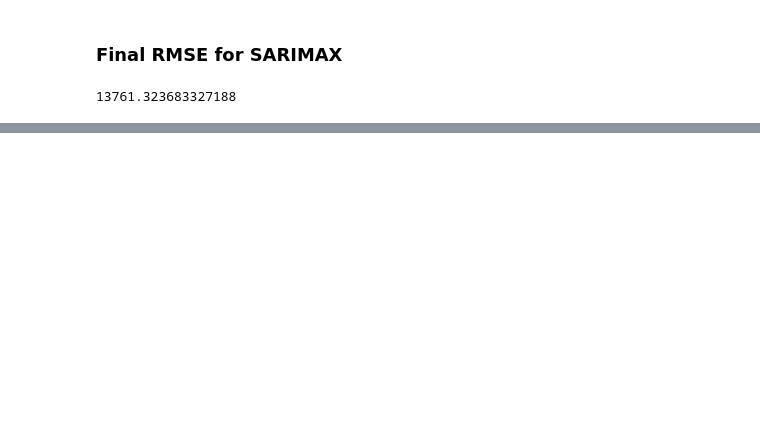
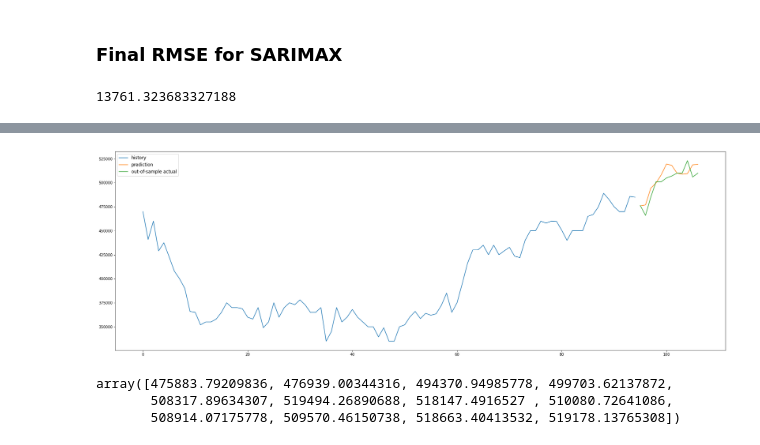
Before and after one commit to vishwasprabhu/Time_series_final_project, a Jupyter notebook: Project_Vishwas_SARIMAX.ipynb, the cells around one changed output, grey strips where cells are left out. Saved outputs shown, nothing was run; the diff lists cells and outputs as text; code cells hidden in the pictures; blank space fills up the shorter version.

```diff
--- a/Project_Vishwas_SARIMAX.ipynb
+++ b/Project_Vishwas_SARIMAX.ipynb
@@ -541,18 +532,18 @@ rmse2
 model3 = pm.auto_arima(train_sc[:,0],
                       exogenous= train_sc[:,2:3],
                       start_p=0, start_q=0,
-                      test='adf',       # use adftest to find optimal 'd'
+                      #test='adf',       # use adftest to find optimal 'd'
                       max_p=4, max_q=4, # maximum p and q
                       m=12,              # seasonal is set to False
-                      d=1,           # let model determine 'd'
+                      max_d=2,           # let model determine 'd'
                       seasonal=True,
                       start_P=0, start_Q=0,
-                      max_P=3, max_Q=3,
-                      max_D=1,
+                      max_P=4, max_Q=4,
+                      D=1,
                       trace=True,
                       error_action='ignore',
                       suppress_warnings=True,
-                      stepwise=True)
+                      stepwise=True,information_criterion='oob', n_jobs = -1)
 
 print(model3.summary())
 # %% [output]
@@ -775,3 +752,6 @@ print(mape_test_sarimax)
 np.sqrt(skmetrics.mean_squared_error(test['sold_price'], np.array(y_pred_inv)))
 # %% [output]
 13761.323683327188
+# %%
+train = df_zillow[df_zillow.Date<'2016-01-31'].copy()
+train.tail()
@@ -777,0 +765,3 @@ np.sqrt(skmetrics.mean_squared_error(test['sold_price'], np.array(y_pred_inv)))
+# %%
+y_pred_inv=pd.Series(y_pred_inv)
+y_pred_inv.index = test.index
@@ -777,0 +770,18 @@ np.sqrt(skmetrics.mean_squared_error(test['sold_price'], np.array(y_pred_inv)))
+# %%
+train_df=pd.Series(train.iloc[:,1])
+train_df.index = train.index
+# %%
+fig = plt.figure(figsize=(30, 10))
+plt.plot(train_df, label='history')
+plt.plot(y_pred_inv, label='prediction')
+plt.plot(test['sold_price'], label='out-of-sample actual')
+plt.legend(loc='upper left', fontsize=12)
+plt.show()
+# %% [output]
+[figure, added]
+# %%
+y_pred_inv
+# %% [output]
+array([475883.79209836, 476939.00344316, 494370.94985778, 499703.62137872,
+       508317.89634307, 519494.26890688, 518147.4916527 , 510080.72641086,
+       508914.07175778, 509570.46150738, 518663.40413532, 519178.13765308])
```
Also changed, not shown: parts of 22 cells of this notebook, 3 other files.
